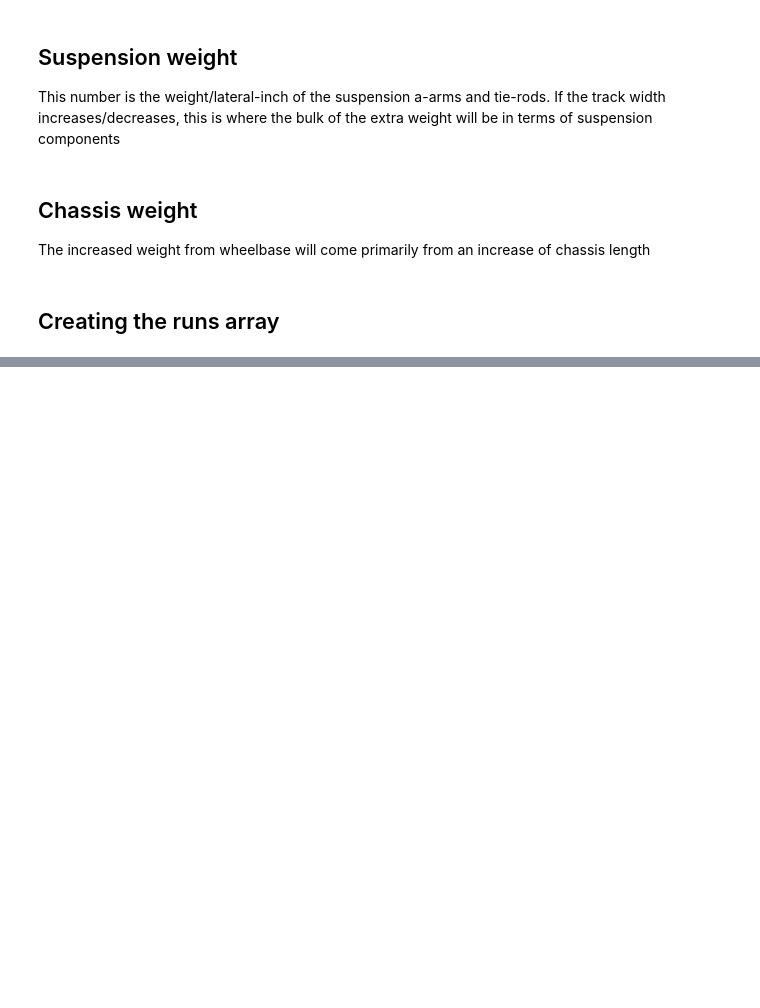
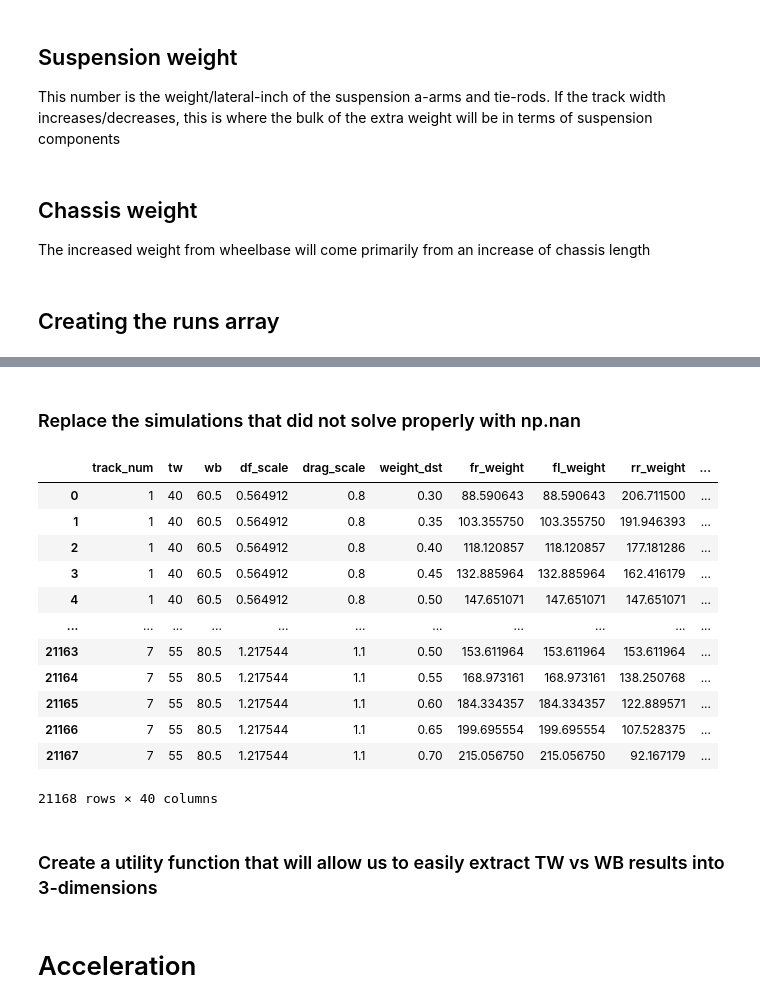
Before and after one commit to msfrt/Simulation, a Jupyter notebook: tw_wb/Track width and wheelbase study.ipynb, the cells around one changed output, grey strips where cells are left out. Drawn from its saved outputs; the diff is of its cells as text; code cells hidden in the pictures; blank space fills up the shorter version.

```diff
--- a/tw_wb/Track width and wheelbase study.ipynb
+++ b/tw_wb/Track width and wheelbase study.ipynb
@@ -210,0 +247,26 @@ runs_df.to_csv("runs_insight.csv")
+# %% [markdown]
+### Replace the simulations that did not solve properly with np.nan
+# %%
+for index in results_df.index:
+    for column in results_df.columns:
+        # if the value at the current location is < -995, then there was almost certainly an error
+        if results_df.at[index, column] <= -995:
+            results_df.at[index, column] = np.nan
+
+results_df
+# %% [output]
+|  | track_num | tw | wb | df_scale | drag_scale | weight_dst | fr_weight | fl_weight | rr_weight | ... |
+| 0 | 1 | 40 | 60.5 | 0.564912 | 0.8 | 0.30 | 88.590643 | 88.590643 | 206.711500 | ... |
+| 1 | 1 | 40 | 60.5 | 0.564912 | 0.8 | 0.35 | 103.355750 | 103.355750 | 191.946393 | ... |
+| 2 | 1 | 40 | 60.5 | 0.564912 | 0.8 | 0.40 | 118.120857 | 118.120857 | 177.181286 | ... |
+| 3 | 1 | 40 | 60.5 | 0.564912 | 0.8 | 0.45 | 132.885964 | 132.885964 | 162.416179 | ... |
+| 4 | 1 | 40 | 60.5 | 0.564912 | 0.8 | 0.50 | 147.651071 | 147.651071 | 147.651071 | ... |
+| ... | ... | ... | ... | ... | ... | ... | ... | ... | ... | ... |
+| 21163 | 7 | 55 | 80.5 | 1.217544 | 1.1 | 0.50 | 153.611964 | 153.611964 | 153.611964 | ... |
+| 21164 | 7 | 55 | 80.5 | 1.217544 | 1.1 | 0.55 | 168.973161 | 168.973161 | 138.250768 | ... |
+| 21165 | 7 | 55 | 80.5 | 1.217544 | 1.1 | 0.60 | 184.334357 | 184.334357 | 122.889571 | ... |
+| 21166 | 7 | 55 | 80.5 | 1.217544 | 1.1 | 0.65 | 199.695554 | 199.695554 | 107.528375 | ... |
+| 21167 | 7 | 55 | 80.5 | 1.217544 | 1.1 | 0.70 | 215.056750 | 215.056750 | 92.167179 | ... |
+21168 rows × 40 columns
+# %% [markdown]
+### Create a utility function that will allow us to easily extract TW vs WB results into 3-dimensions
@@ -210,0 +305,2 @@ runs_df.to_csv("runs_insight.csv")
+# %% [markdown]
+# Acceleration
```
Also changed, not shown: parts of 9 cells of this notebook, 1 other file.
